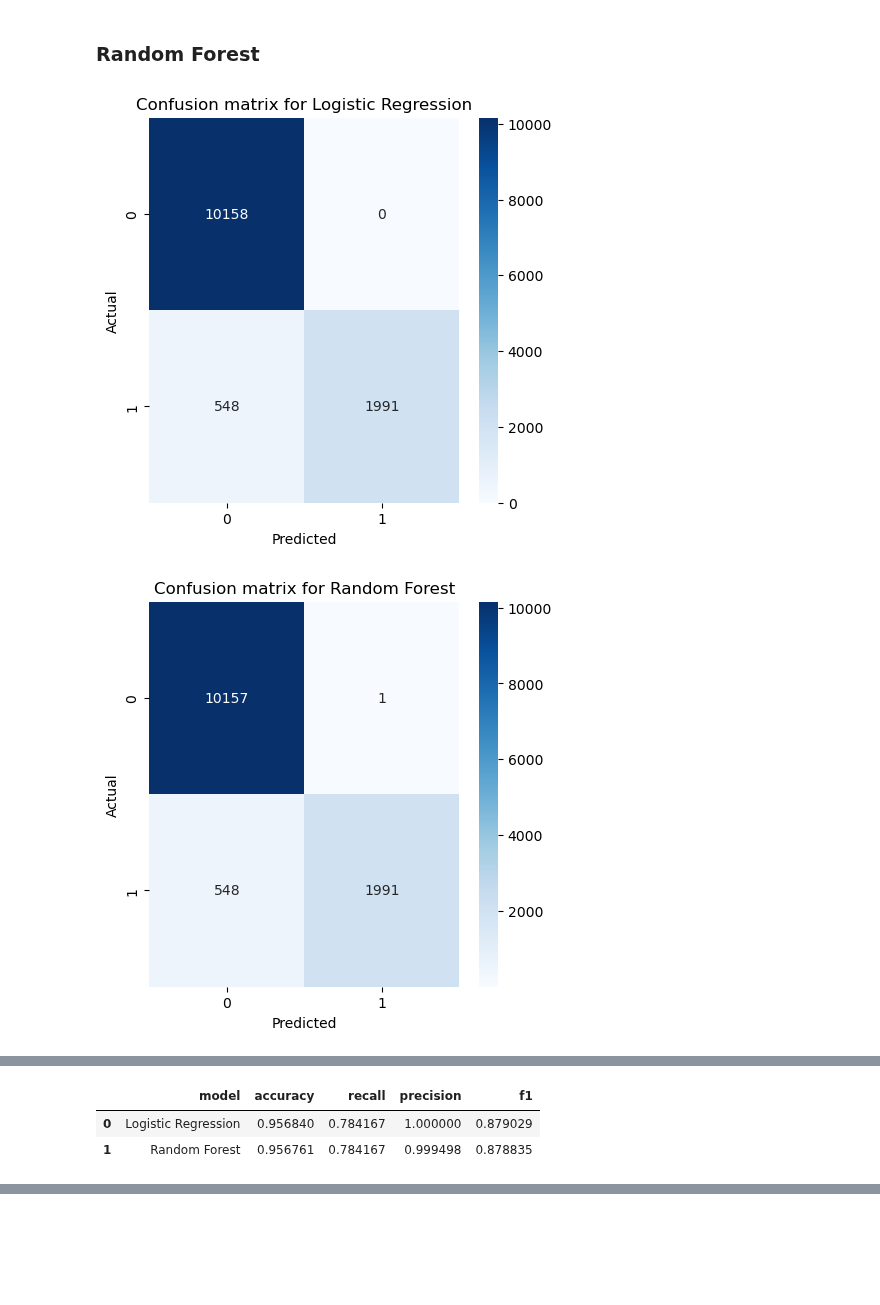
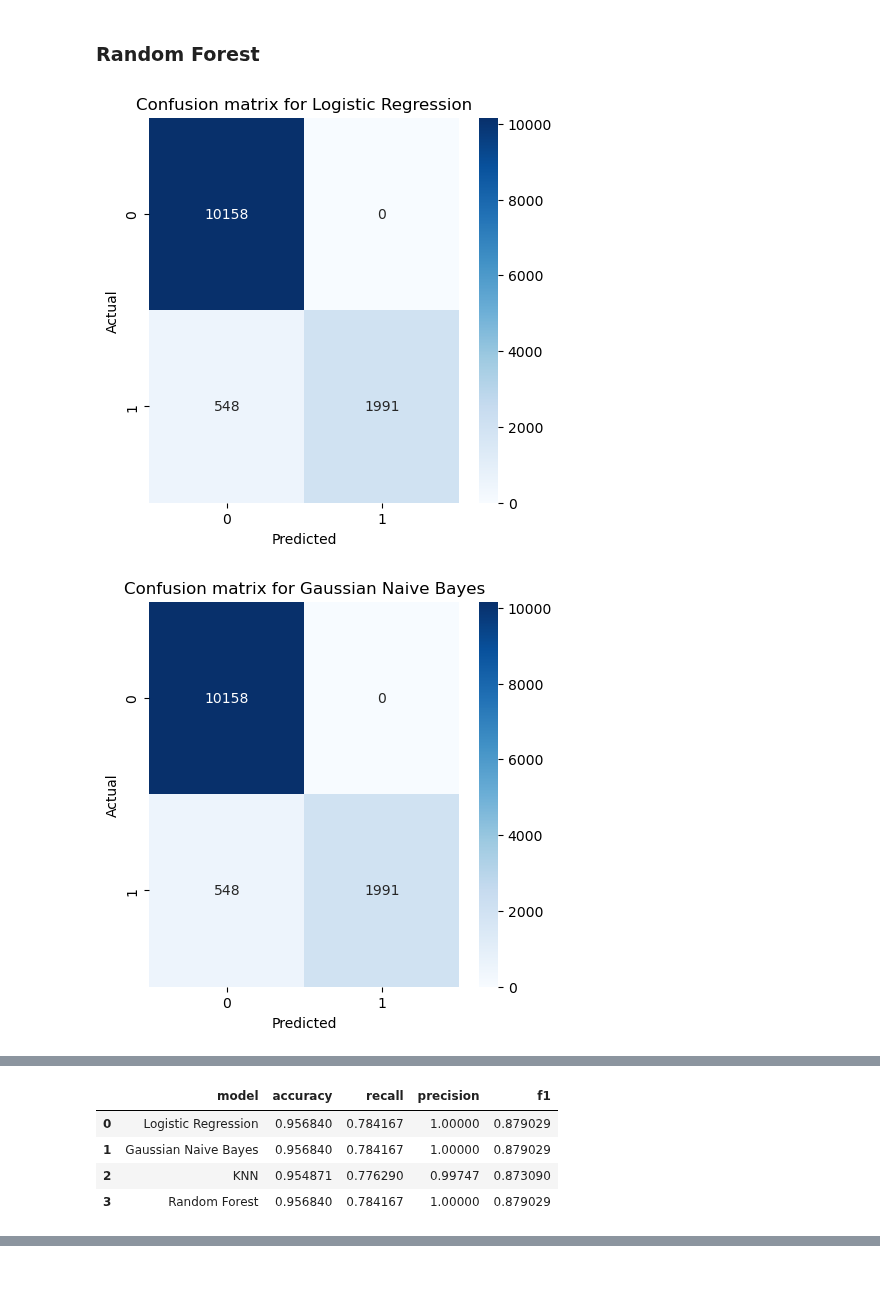
Before and after one commit to xRiku/gp-ufes, a Jupyter notebook: billboard_x_spotify.ipynb, the cells around one changed output, grey strips where cells are left out. Drawn from its saved outputs; the diff is of its cells as text; code cells hidden in the pictures; blank space fills up the shorter version.

```diff
--- a/billboard_x_spotify.ipynb
+++ b/billboard_x_spotify.ipynb
@@ -553,9 +576,10 @@ def evaluate_models(models, X_test, y_test):
         plt.ylabel('Actual')
         plt.show()
 
-    return pd.DataFrame(results)
+    return pd.DataFrame(results), test_predictions
 # %%
-evaluate_models(models, hit_song_test_df.drop('hit', axis=1), hit_song_test_df['hit'])
+results, predictions = evaluate_models(models, hit_song_test_df.drop('hit', axis=1), hit_song_test_df['hit'])
+results
 # %% [output]
 [figure]
-[figure, old version]
+[figure, new version]
@@ -562,3 +588,5 @@ evaluate_models(models, hit_song_test_df.drop('hit', axis=1), hit_song_test_df['
 |  | model | accuracy | recall | precision | f1 |
-| 0 | Logistic Regression | 0.956840 | 0.784167 | 1.000000 | 0.879029 |
-| 1 | Random Forest | 0.956761 | 0.784167 | 0.999498 | 0.878835 |
+| 0 | Logistic Regression | 0.956840 | 0.784167 | 1.00000 | 0.879029 |
+| 1 | Gaussian Naive Bayes | 0.956840 | 0.784167 | 1.00000 | 0.879029 |
+| 2 | KNN | 0.954871 | 0.776290 | 0.99747 | 0.873090 |
+| 3 | Random Forest | 0.956840 | 0.784167 | 1.00000 | 0.879029 |
```
Also changed, not shown: parts of 7 cells of this notebook.
